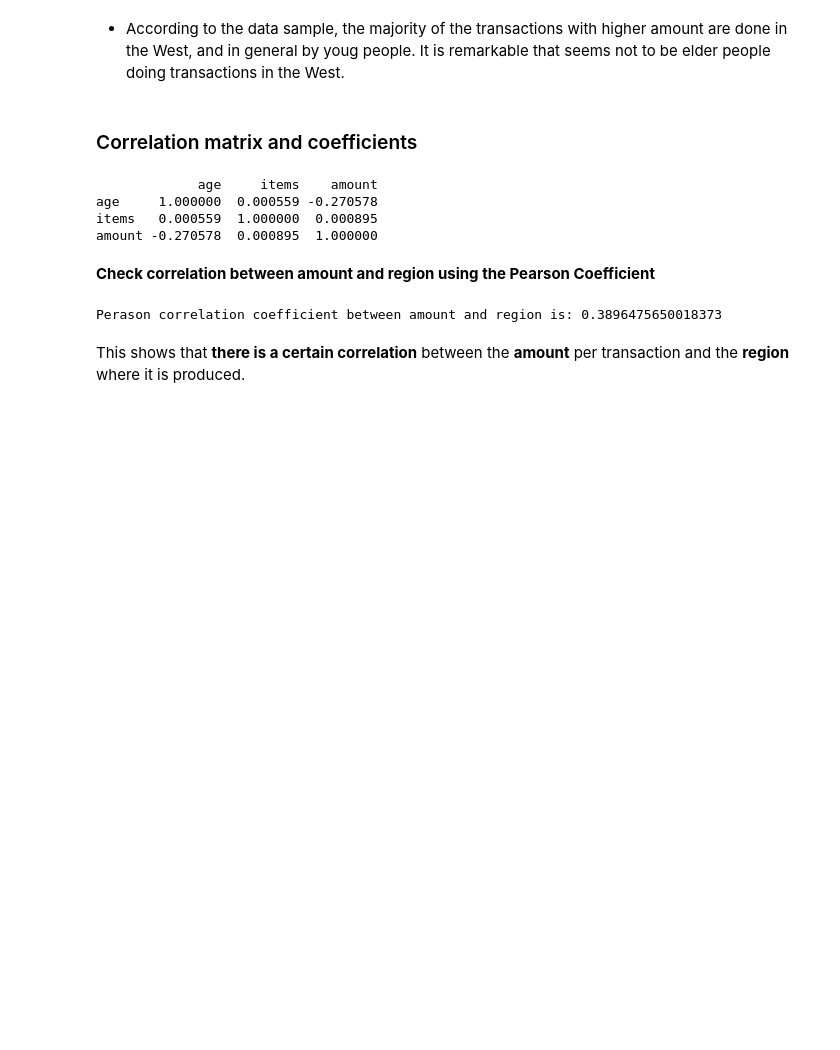
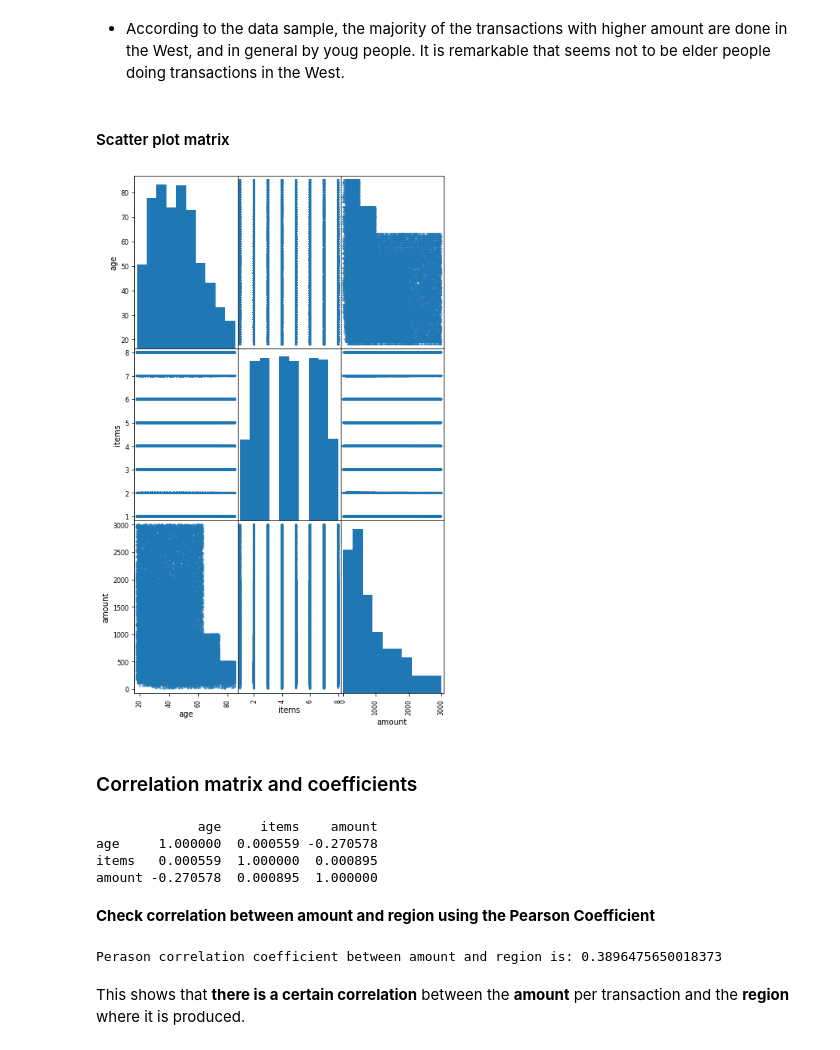
Before and after one commit to ASO92/Ubiqum, a Jupyter notebook: Task_2/ALVARO_SANCHEZ_OLAVARRIETA_task_2.ipynb, the cells around one changed output. Cells and saved outputs as stored; diff of their text form; code cells hidden in the pictures; blank space fills up the shorter version.

```diff
--- a/Task_2/ALVARO_SANCHEZ_OLAVARRIETA_task_2.ipynb
+++ b/Task_2/ALVARO_SANCHEZ_OLAVARRIETA_task_2.ipynb
@@ -525,5 +526,14 @@ plt.show()
 # %% [markdown]
 - According to the data sample, the majority of the transactions with higher amount are done in the West, and in general by youg people. It is remarkable that seems not to be elder people doing transactions in the West.
+# %% [markdown]
+#### Scatter plot matrix
+# %%
+# scatter plot matrix
+from pandas.plotting import scatter_matrix
+scatter_matrix(data)
+plt.show()
+# %% [output]
+[figure, added]
 # %% [markdown]
 ### Correlation matrix and coefficients
 # %%
```
Also changed, not shown: parts of 53 cells of this notebook, 4 other files.
